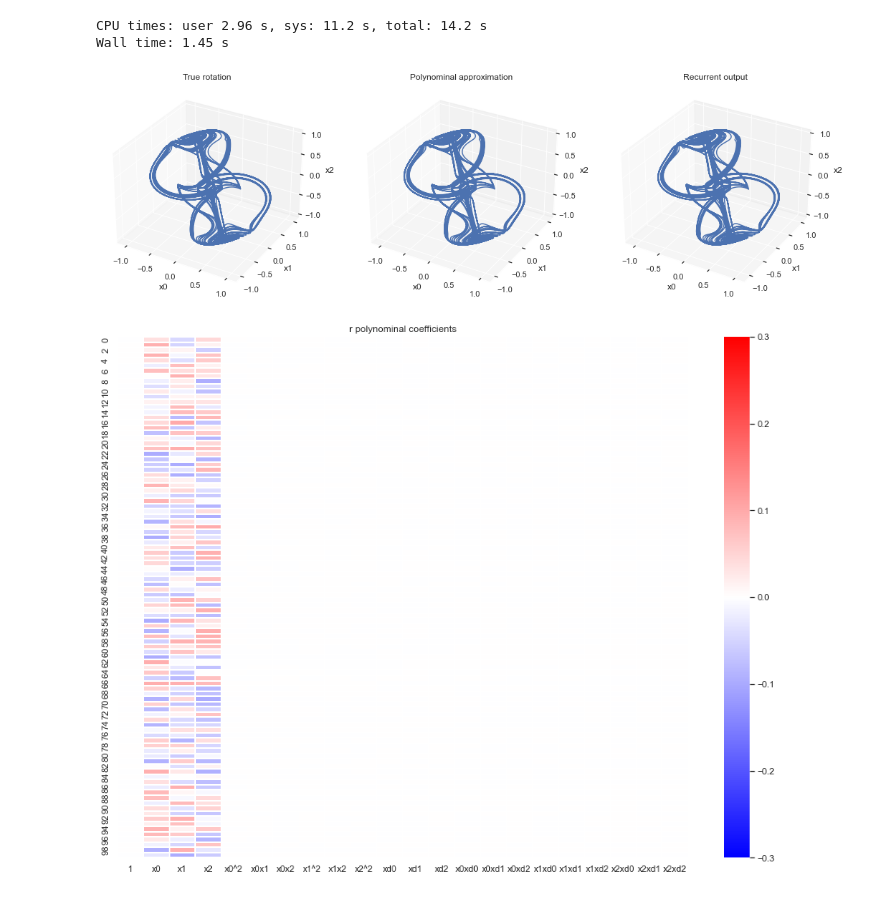
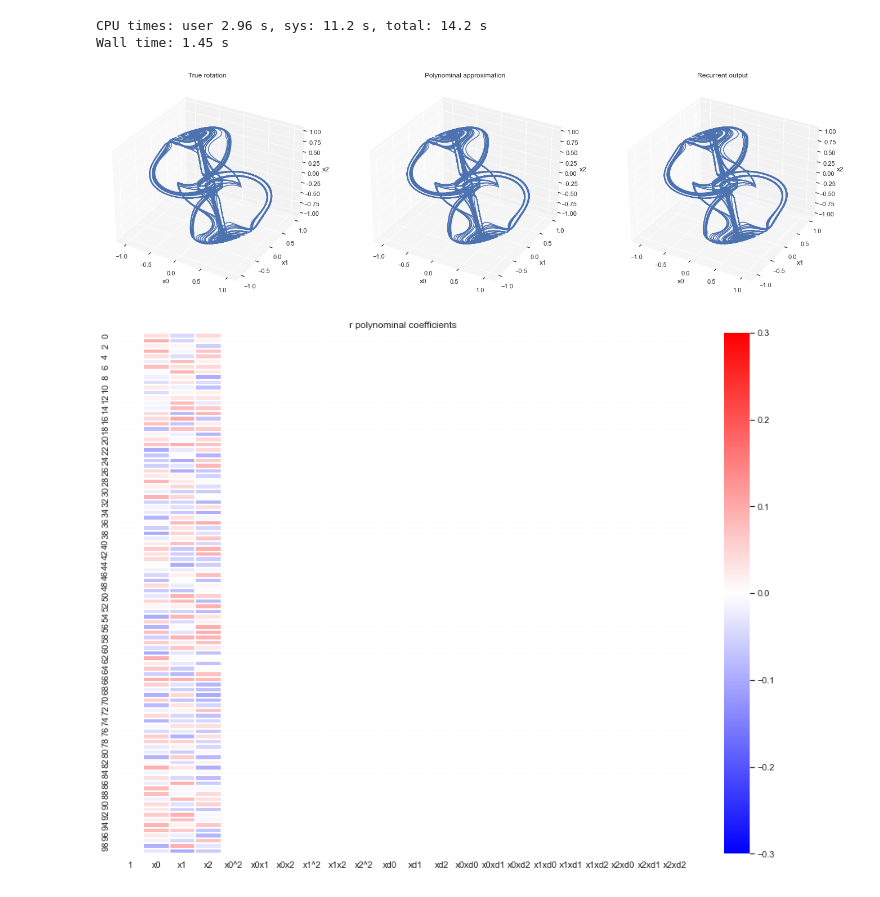
Before and after one commit to miyosuda/rc_programming, a Jupyter notebook: main0.ipynb, the cells around one changed output. Drawn from its saved outputs; the diff is of its cells as text; code cells hidden in the pictures.

Commit message:
update figure

```diff
--- a/main0.ipynb
+++ b/main0.ipynb
@@ -412,34 +412,36 @@ ax.plot(-input_xs[:,1],
 
 ax = fig.add_subplot(132, projection='3d')
 
 ax.set_title('Polynominal approximation')
 
 ax.set_xlabel("x0")
 ax.set_ylabel("x1")
 ax.set_zlabel("x2")
 
 ax.plot(ys[:,0],
         ys[:,1],
         ys[:,2])
 
 ax = fig.add_subplot(133, projection='3d')
 
 ax.set_title('Recurrent output')
 
 ax.set_xlabel("x0")
 ax.set_ylabel("x1")
 ax.set_zlabel("x2")
 
 ax.plot(y_recs[:,0],
         y_recs[:,1],
         y_recs[:,2])
 
 fig.patch.set_facecolor('white')
+
+plt.subplots_adjust(left=0, right=0.95, bottom=0, top=1)
 plt.savefig('docs/thomas_rotation.png')
 
 plt.show()
 # %% [output]
-[figure, old version]
+[figure, new version]
 # %%
 def get_term_name(degrees):
     if sum(degrees) == 0:
```
Also changed, not shown: 1 other file.
